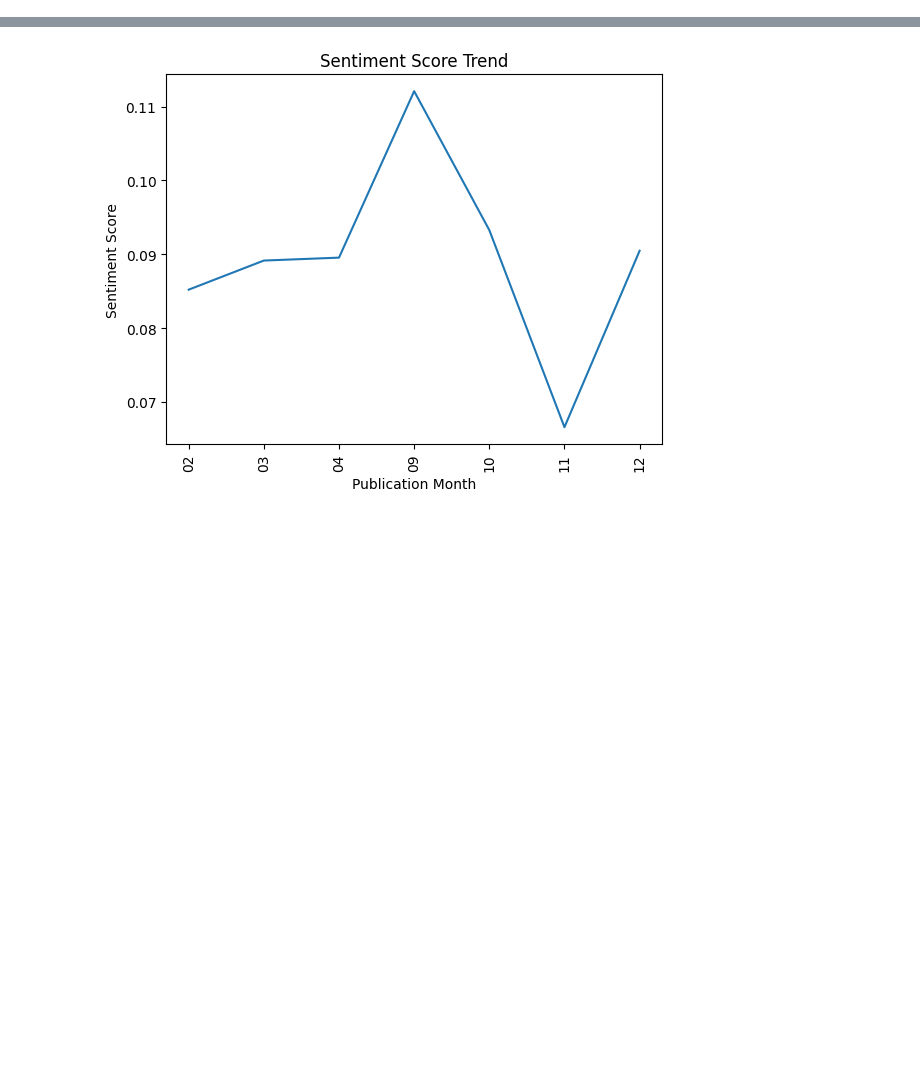
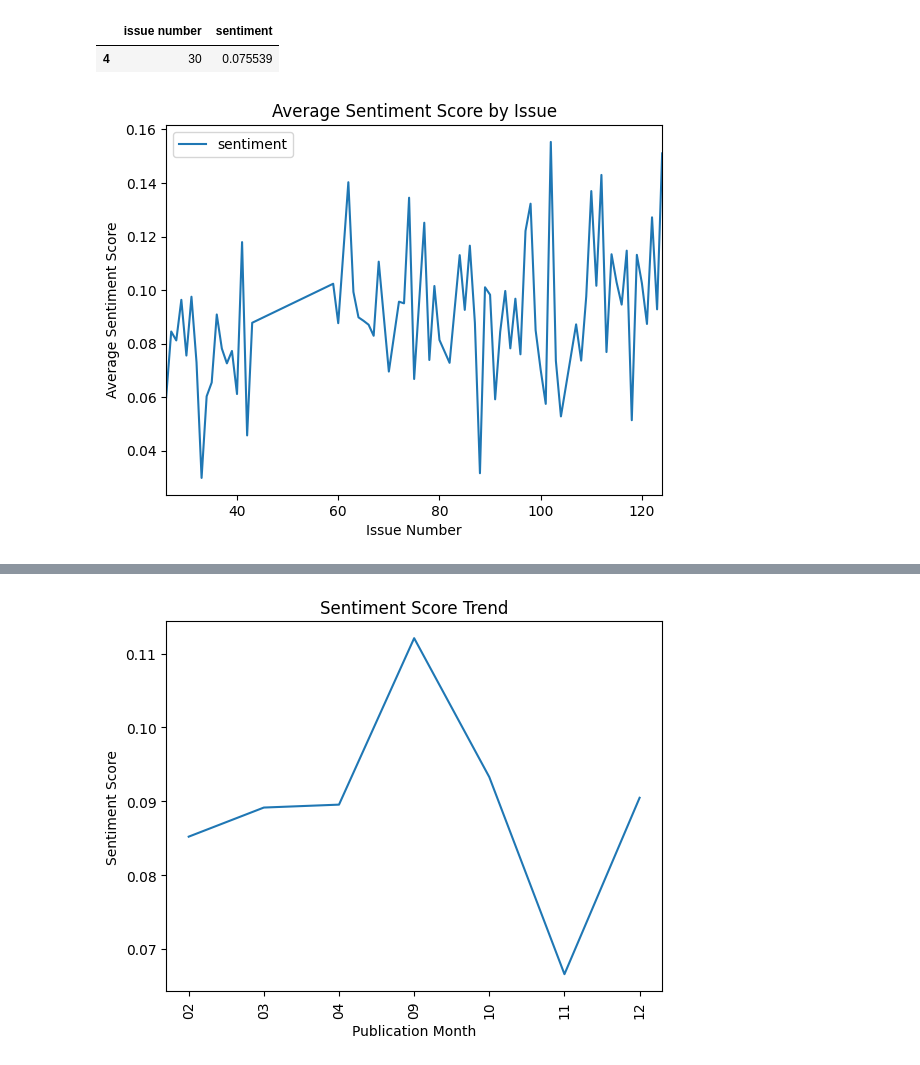
Before and after one commit to rbelay1/Final-Project, a Jupyter notebook: Df_of_Brown_Noser_Final.ipynb, the cells around one changed output, grey strips where cells are left out. Cells and saved outputs as stored; diff of their text form; code cells hidden in the pictures; blank space fills up the shorter version.

```diff
--- a/Df_of_Brown_Noser_Final.ipynb
+++ b/Df_of_Brown_Noser_Final.ipynb
@@ -77 +77,14 @@ df
+# %%
+import matplotlib.pyplot as plt
+import numpy as np
+
+## created new df with sentiment score mean based on issue and plotted the mean for each issue on line graph
+avg_in = df.groupby('issue number')['sentiment'].mean().reset_index()
+avg_in.plot(x='issue number', y= 'sentiment', title = 'Average Sentiment Score by Issue', xlabel='Issue Number', ylabel='Average Sentiment Score')
+plt.xlim(26,124)
+avg_in[avg_in['issue number'] == 30]
+# %% [output]
+|  | issue number | sentiment |
+| 4 | 30 | 0.075539 |
+[figure, added]
 # %%
```
Also changed, not shown: parts of 6 cells of this notebook.
